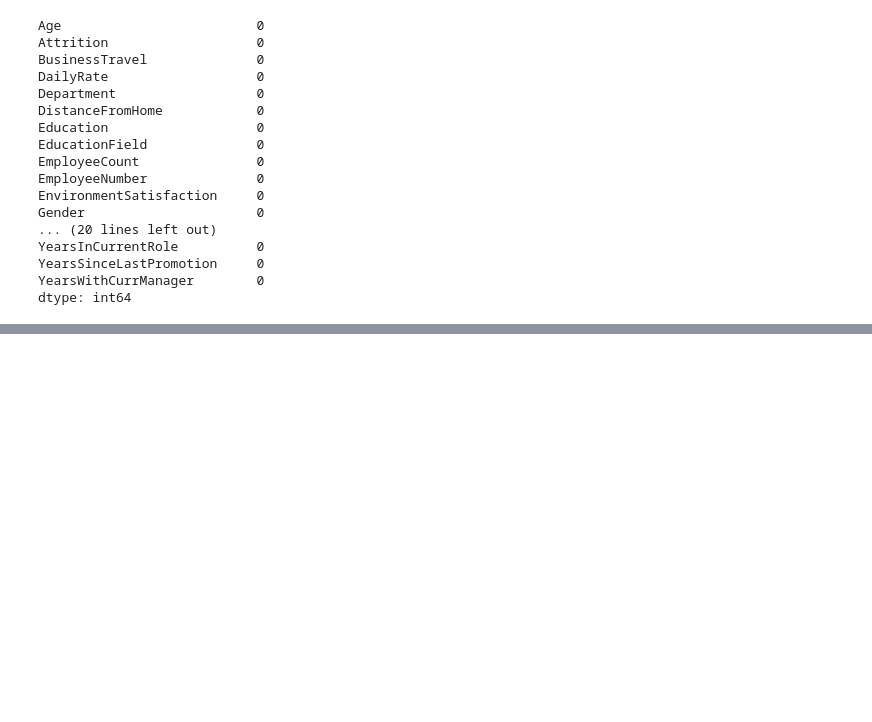
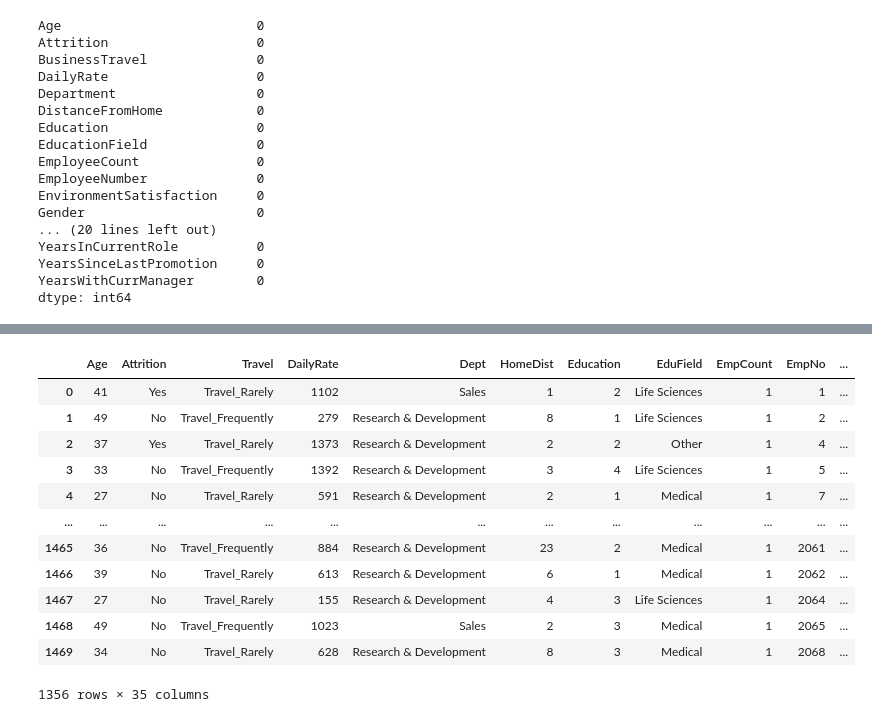
Before and after one commit to dikshapokharia2007-dotcom/aiml_project, a Jupyter notebook: aiml_project/notebooks/data_cleaning.ipynb, the cells around one changed output, grey strips where cells are left out. Cells and saved outputs as stored; diff of their text form; code cells hidden in the pictures; blank space fills up the shorter version.

```diff
--- a/aiml_project/notebooks/data_cleaning.ipynb
+++ b/aiml_project/notebooks/data_cleaning.ipynb
@@ -43,0 +81,12 @@ dtype: int64
+# %%
+Q1=df['MonthlyIncome'].quantile(0.25)
+Q3=df['MonthlyIncome'].quantile(0.75)
+
+IQR=Q3-Q1
+
+lower=Q1-1.5*IQR
+upper=Q3+1.5*IQR
+
+outliers=df[(df['MonthlyIncome']<lower) | (df['MonthlyIncome']>upper)]
+
+outliers
@@ -43,0 +107,2 @@ dtype: int64
+# %%
+df=df[(df['MonthlyIncome']>=lower) & (df['MonthlyIncome']<=upper)]
@@ -43,0 +123,33 @@ dtype: int64
+# %%
+df = df.rename(columns={
+    'BusinessTravel': 'Travel',
+    'Department': 'Dept',
+    'DistanceFromHome': 'HomeDist',
+    'EducationField': 'EduField',
+    'EmployeeCount': 'EmpCount',
+    'EmployeeNumber': 'EmpNo',
+    'JobLevel': 'JobLvl',
+    'JobRole': 'JobRole',
+    'MaritalStatus': 'Marital',
+    'MonthlyIncome': 'MonthlyInc',
+    'MonthlyRate': 'MonthlyRate',
+    'PercentSalaryHike': 'SalaryHike',
+    'StandardHours': 'StdHours',
+    'WorkLifeBalance': 'Work_Life_Bal',
+})
+# %%
+df
+# %% [output]
+|  | Age | Attrition | Travel | DailyRate | Dept | HomeDist | Education | EduField | EmpCount | EmpNo | ... |
+| 0 | 41 | Yes | Travel_Rarely | 1102 | Sales | 1 | 2 | Life Sciences | 1 | 1 | ... |
+| 1 | 49 | No | Travel_Frequently | 279 | Research & Development | 8 | 1 | Life Sciences | 1 | 2 | ... |
+| 2 | 37 | Yes | Travel_Rarely | 1373 | Research & Development | 2 | 2 | Other | 1 | 4 | ... |
+| 3 | 33 | No | Travel_Frequently | 1392 | Research & Development | 3 | 4 | Life Sciences | 1 | 5 | ... |
+| 4 | 27 | No | Travel_Rarely | 591 | Research & Development | 2 | 1 | Medical | 1 | 7 | ... |
+| ... | ... | ... | ... | ... | ... | ... | ... | ... | ... | ... | ... |
+| 1465 | 36 | No | Travel_Frequently | 884 | Research & Development | 23 | 2 | Medical | 1 | 2061 | ... |
+| 1466 | 39 | No | Travel_Rarely | 613 | Research & Development | 6 | 1 | Medical | 1 | 2062 | ... |
+| 1467 | 27 | No | Travel_Rarely | 155 | Research & Development | 4 | 3 | Life Sciences | 1 | 2064 | ... |
+| 1468 | 49 | No | Travel_Frequently | 1023 | Sales | 2 | 3 | Medical | 1 | 2065 | ... |
+| 1469 | 34 | No | Travel_Rarely | 628 | Research & Development | 8 | 3 | Medical | 1 | 2068 | ... |
+1356 rows × 35 columns
```
Also changed, not shown: parts of 14 cells of this notebook, 4 other files.
